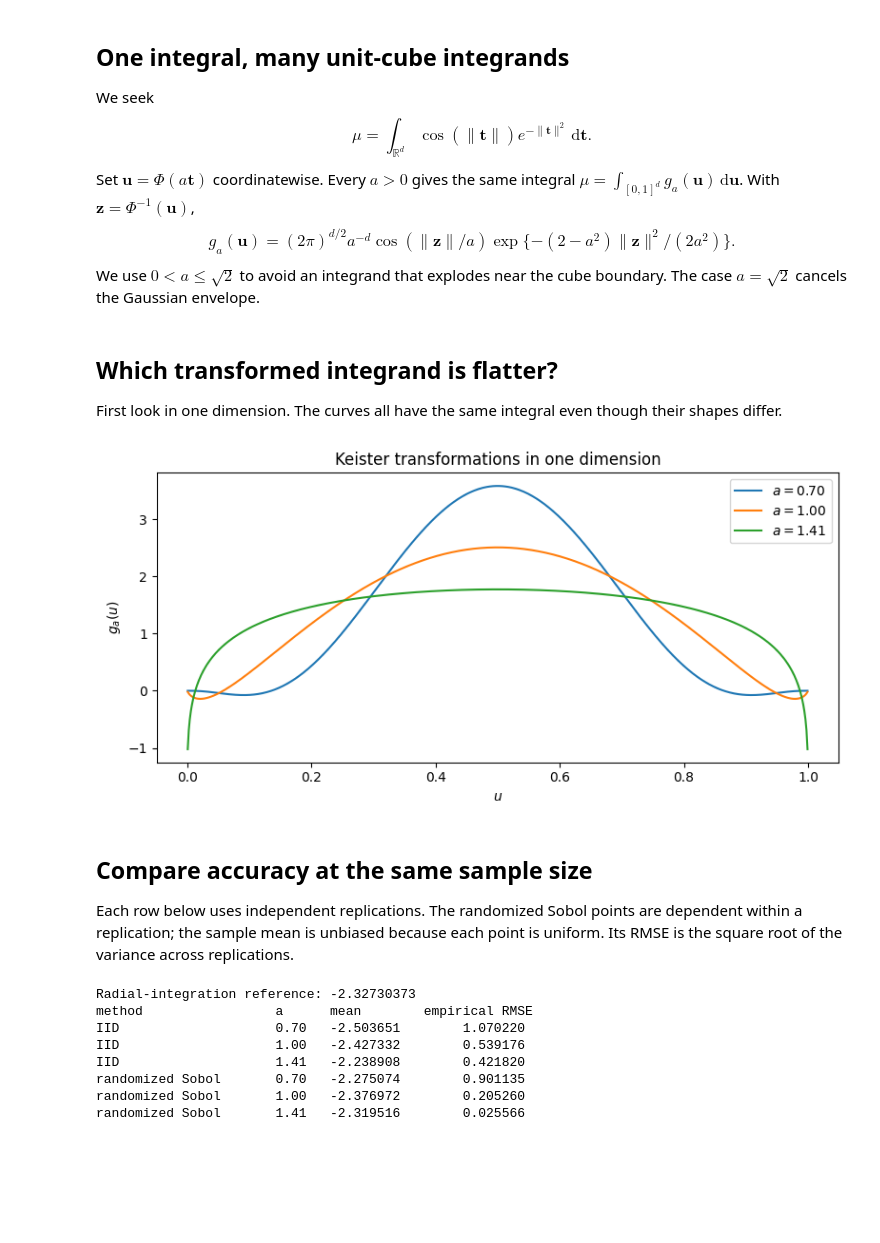
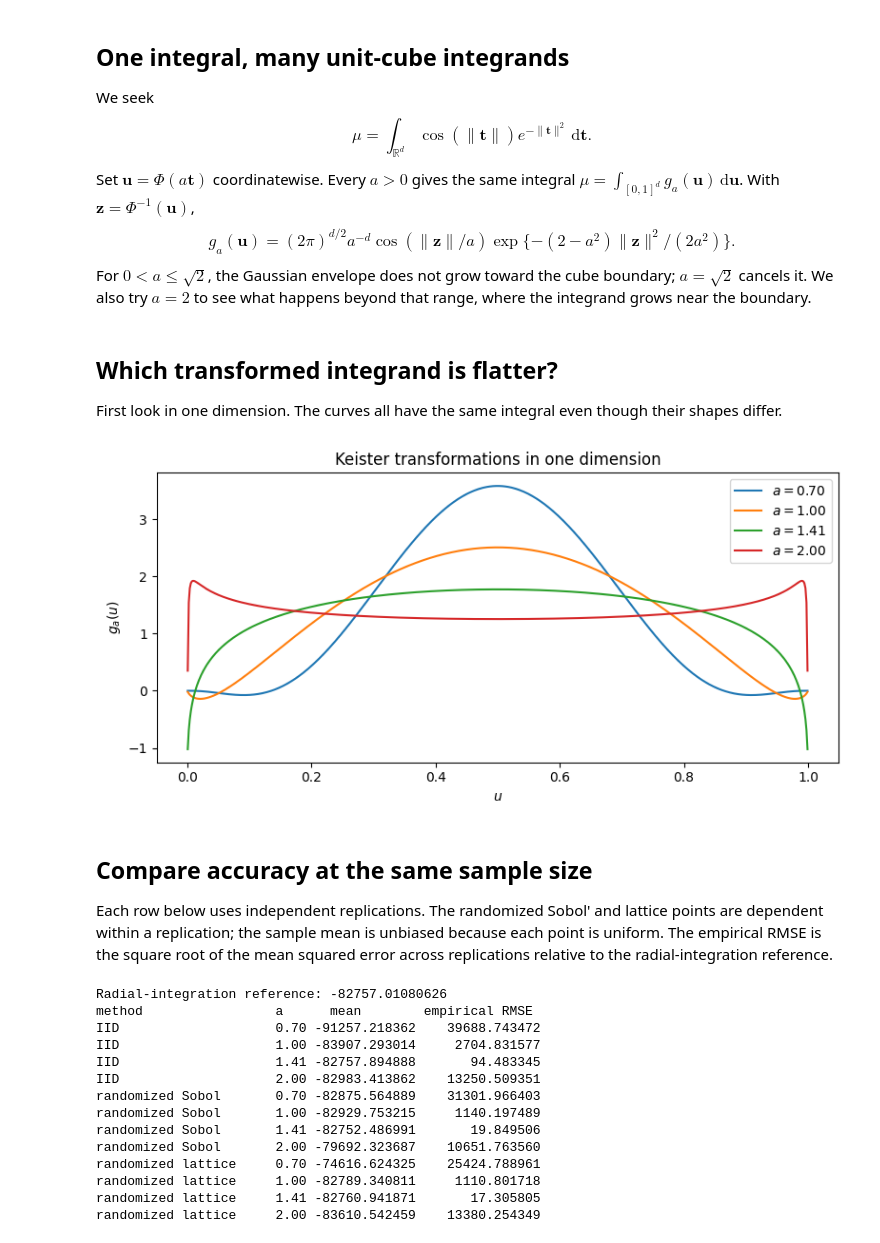
Before and after one commit to fjhickernell/MATH565Fall2026, a Jupyter notebook: notebooks/applications/KeisterExample.ipynb, the cells around one changed output. Cells and saved outputs as stored; diff of their text form; code cells hidden in the pictures; blank space fills up the shorter version.

```diff
--- a/notebooks/applications/KeisterExample.ipynb
+++ b/notebooks/applications/KeisterExample.ipynb
@@ -75,7 +75,7 @@ g_a(\boldsymbol u)=(2\pi)^{d/2}a^{-d}
 \cos(\|\boldsymbol z\|/a)
 \exp\{- (2-a^2)\|\boldsymbol z\|^2/(2a^2)\}.
 $$
-We use $0<a\le\sqrt2$ to avoid an integrand that explodes near the cube boundary. The case $a=\sqrt2$ cancels the Gaussian envelope.
+For $0<a\le\sqrt2$, the Gaussian envelope does not grow toward the cube boundary; $a=\sqrt2$ cancels it. We also try $a=2$ to see what happens beyond that range, where the integrand grows near the boundary.
 # %%
 import numpy as np
 import matplotlib.pyplot as plt
@@ -102,30 +103,34 @@ assert np.isfinite(keister_exact(6))
 
 First look in one dimension. The curves all have the same integral even though their shapes differ.
 # %%
-a_values = [0.7, 1.0, np.sqrt(2)]
+a_values = [0.7, 1.0, np.sqrt(2), 2]
 u_grid = np.linspace(0.001, 0.999, 600)[:,None]
 fig, ax = plt.subplots(figsize=(8,4))
 for a in a_values:
     ax.plot(u_grid[:,0], keister_u(u_grid,a), label=rf"$a={a:.2f}$")
 ax.set(xlabel="$u$", ylabel=r"$g_a(u)$", title="Keister transformations in one dimension")
 ax.legend(); fig.tight_layout()
 # %% [output]
-[figure, old version]
+[figure, new version]
 # %% [markdown]
 ## Compare accuracy at the same sample size
 
-Each row below uses independent replications. The randomized Sobol points are dependent within a replication; the sample mean is unbiased because each point is uniform. Its RMSE is the square root of the variance across replications.
+Each row below uses independent replications. The randomized Sobol' and lattice points are dependent within a replication; the sample mean is unbiased because each point is uniform. The empirical RMSE is the square root of the mean squared error across replications relative to the radial-integration reference.
 # %%
-d, n, repetitions = 6, 2**10, 24
+d, n, repetitions = 20, 2**14, 24
 truth = keister_exact(d)
 rows = []
-for method in ["IID", "randomized Sobol"]:
+for method in ["IID", "randomized Sobol", "randomized lattice"]:
     for a in a_values:
         estimates = []
         for rep in range(repetitions):
             seed = 2026 + rep
-            u = (np.random.default_rng(seed).random((n,d)) if method == "IID"
-                 else qmc.Sobol(d, scramble=True, seed=seed).random_base2(int(np.log2(n))))
+            if method == "IID":
+                u = np.random.default_rng(seed).random((n,d))
+            elif method == "randomized Sobol":
+                u = qmc.Sobol(d, scramble=True, seed=seed).random_base2(int(np.log2(n)))
+            else:
+                u = qp.Lattice(d, seed=seed)(n)
             estimates.append(keister_u(u, a).mean())  # a is bound in this loop, not a late-bound lambda
         estimates = np.asarray(estimates)
         rows.append((method,a,estimates.mean(),np.sqrt(np.mean((estimates-truth)**2))))
@@ -135,12 +140,18 @@ for method,a,mean,rmse in rows:
     print(f"{method:21s} {a:5.2f} {mean:11.6f} {rmse:15.6f}")
 assert all(np.isfinite(row[-1]) for row in rows)
 # %% [output]
-Radial-integration reference: -2.32730373
+Radial-integration reference: -82757.01080626
 method                 a      mean        empirical RMSE
-IID                    0.70   -2.503651        1.070220
-IID                    1.00   -2.427332        0.539176
-IID                    1.41   -2.238908        0.421820
-randomized Sobol       0.70   -2.275074        0.901135
-randomized Sobol       1.00   -2.376972        0.205260
-randomized Sobol       1.41   -2.319516        0.025566
+IID                    0.70 -91257.218362    39688.743472
+IID                    1.00 -83907.293014     2704.831577
+IID                    1.41 -82757.894888       94.483345
+IID                    2.00 -82983.413862    13250.509351
+randomized Sobol       0.70 -82875.564889    31301.966403
+randomized Sobol       1.00 -82929.753215     1140.197489
+randomized Sobol       1.41 -82752.486991       19.849506
+randomized Sobol       2.00 -79692.323687    10651.763560
+randomized lattice     0.70 -74616.624325    25424.788961
+randomized lattice     1.00 -82789.340811     1110.801718
+randomized lattice     1.41 -82760.941871       17.305805
+randomized lattice     2.00 -83610.542459    13380.254349
 # %% [markdown]
```
Also changed, not shown: parts of 3 cells of this notebook, 2 other files.
